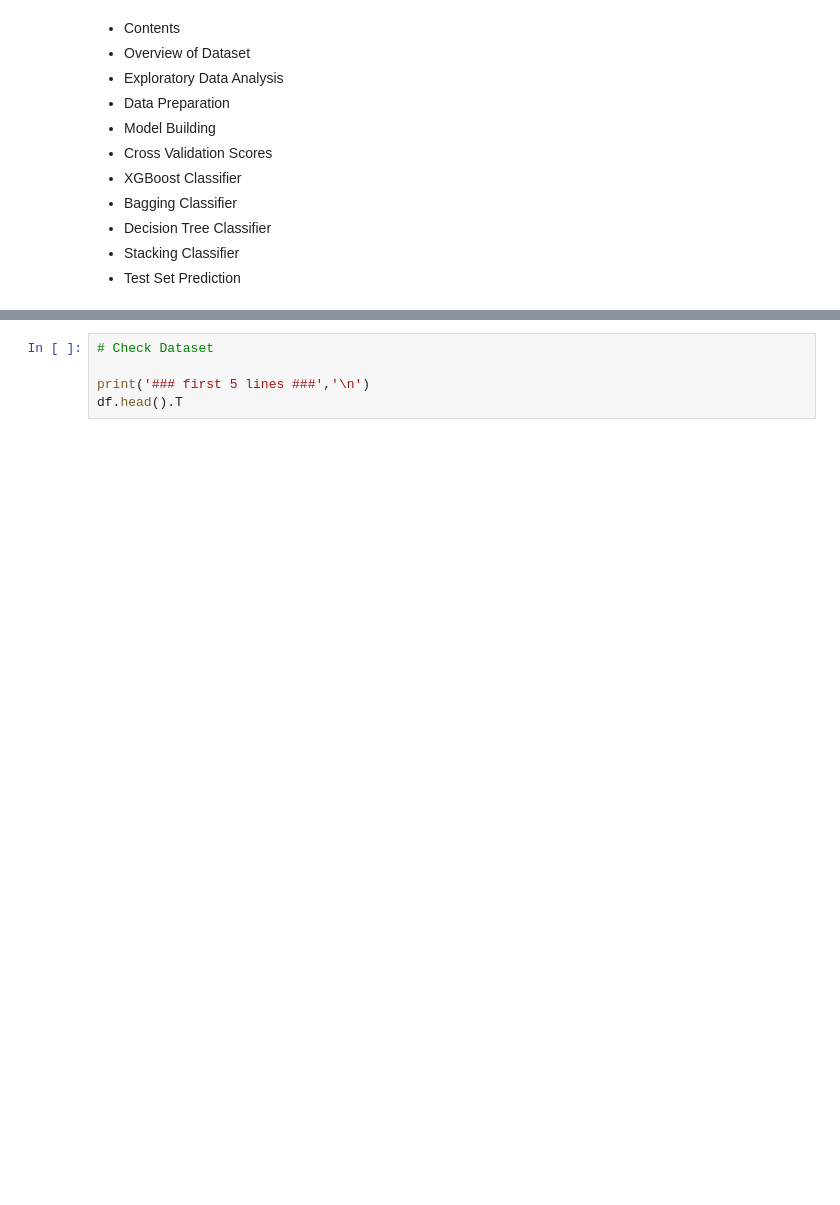
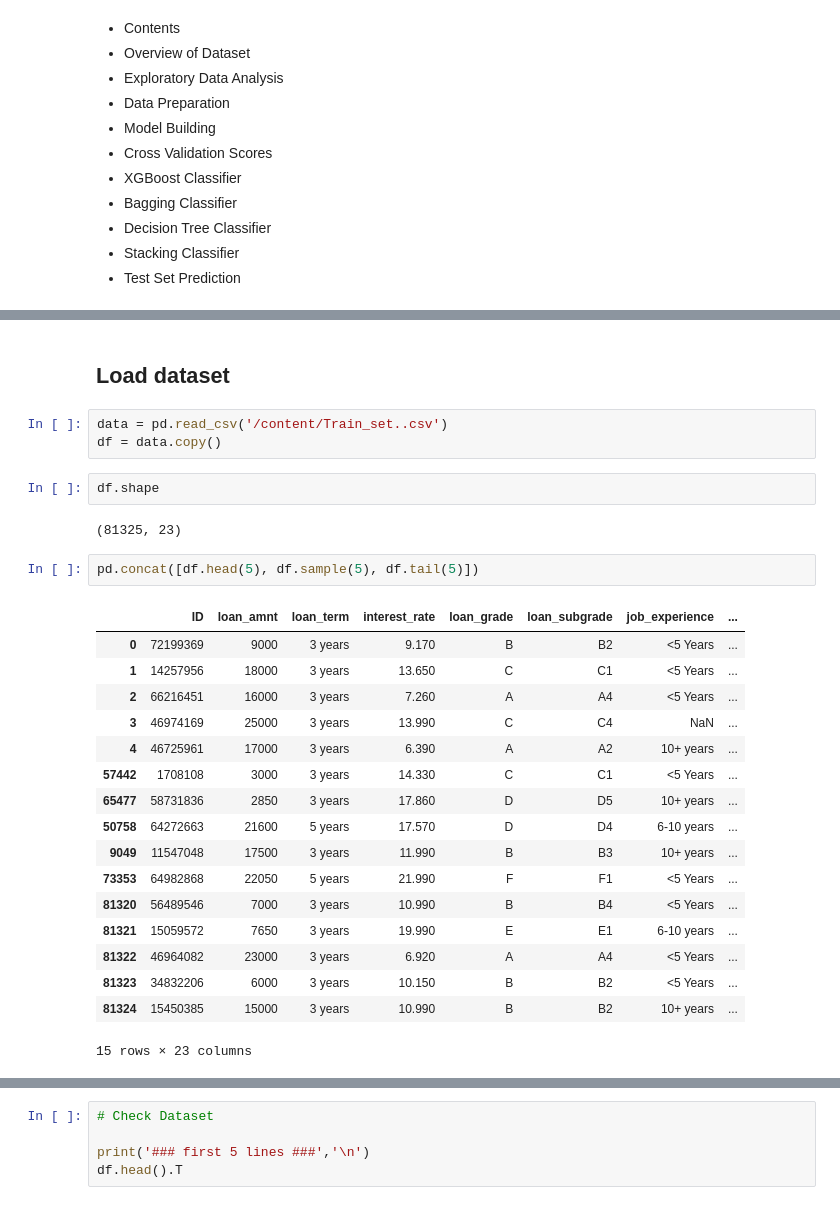
Before and after one commit to 8946-art/Boosting_eVISA_Business-Application, a Jupyter notebook: NBFC Loan Default.ipynb, the cells around one changed output, grey strips where cells are left out. Drawn from its saved outputs; the diff is of its cells as text; blank space fills up the shorter version.

```diff
--- a/NBFC Loan Default.ipynb
+++ b/NBFC Loan Default.ipynb
@@ -22,0 +82,29 @@
+# %% [markdown]
+## **Load dataset**
+# %%
+data = pd.read_csv('/content/Train_set..csv')
+df = data.copy()
+# %%
+df.shape
+# %% [output]
+(81325, 23)
+# %%
+pd.concat([df.head(5), df.sample(5), df.tail(5)])
+# %% [output]
+|  | ID | loan_amnt | loan_term | interest_rate | loan_grade | loan_subgrade | job_experience | ... |
+| 0 | 72199369 | 9000 | 3 years | 9.170 | B | B2 | <5 Years | ... |
+| 1 | 14257956 | 18000 | 3 years | 13.650 | C | C1 | <5 Years | ... |
+| 2 | 66216451 | 16000 | 3 years | 7.260 | A | A4 | <5 Years | ... |
+| 3 | 46974169 | 25000 | 3 years | 13.990 | C | C4 | NaN | ... |
+| 4 | 46725961 | 17000 | 3 years | 6.390 | A | A2 | 10+ years | ... |
+| 57442 | 1708108 | 3000 | 3 years | 14.330 | C | C1 | <5 Years | ... |
+| 65477 | 58731836 | 2850 | 3 years | 17.860 | D | D5 | 10+ years | ... |
+| 50758 | 64272663 | 21600 | 5 years | 17.570 | D | D4 | 6-10 years | ... |
+| 9049 | 11547048 | 17500 | 3 years | 11.990 | B | B3 | 10+ years | ... |
+| 73353 | 64982868 | 22050 | 5 years | 21.990 | F | F1 | <5 Years | ... |
+| 81320 | 56489546 | 7000 | 3 years | 10.990 | B | B4 | <5 Years | ... |
+| 81321 | 15059572 | 7650 | 3 years | 19.990 | E | E1 | 6-10 years | ... |
+| 81322 | 46964082 | 23000 | 3 years | 6.920 | A | A4 | <5 Years | ... |
+| 81323 | 34832206 | 6000 | 3 years | 10.150 | B | B2 | <5 Years | ... |
+| 81324 | 15450385 | 15000 | 3 years | 10.990 | B | B2 | 10+ years | ... |
+15 rows × 23 columns
```
Also changed, not shown: parts of 14 cells of this notebook.
